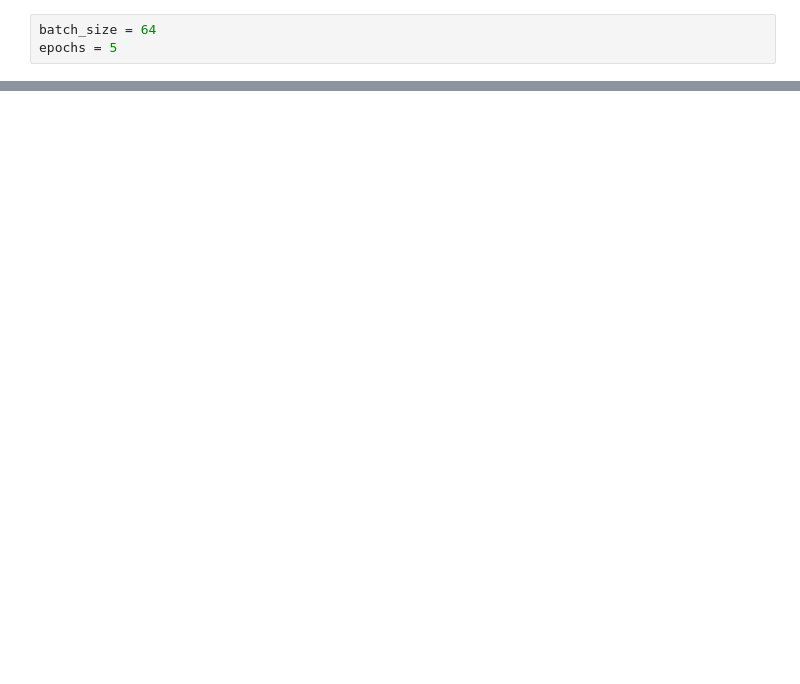
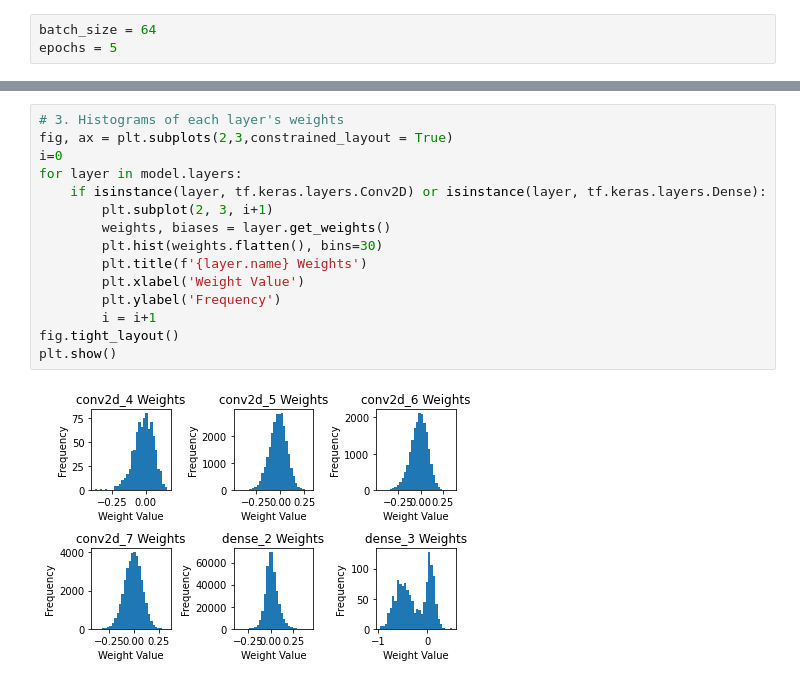
Before and after one commit to yuanchung0521/DL, a Jupyter notebook: hw2/hw2.ipynb, the cells around one changed output, grey strips where cells are left out. Drawn from its saved outputs; the diff is of its cells as text; blank space fills up the shorter version.

```diff
--- a/hw2/hw2.ipynb
+++ b/hw2/hw2.ipynb
@@ -109,0 +120,17 @@ test_loss, test_acc = model.evaluate(x_test, y_test)
+# %%
+# 3. Histograms of each layer's weights
+fig, ax = plt.subplots(2,3,constrained_layout = True)
+i=0
+for layer in model.layers:
+    if isinstance(layer, tf.keras.layers.Conv2D) or isinstance(layer, tf.keras.layers.Dense):
+        plt.subplot(2, 3, i+1)
+        weights, biases = layer.get_weights()
+        plt.hist(weights.flatten(), bins=30)
+        plt.title(f'{layer.name} Weights')
+        plt.xlabel('Weight Value')
+        plt.ylabel('Frequency')
+        i = i+1
+fig.tight_layout()
+plt.show()
+# %% [output]
+[figure, added]
```
Also changed, not shown: parts of 12 cells of this notebook, 1 other file.
